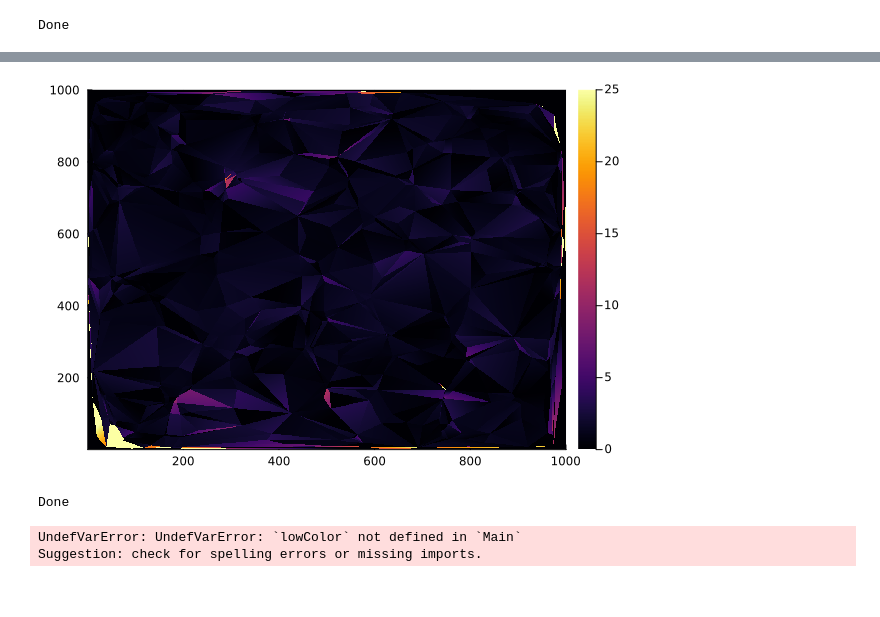
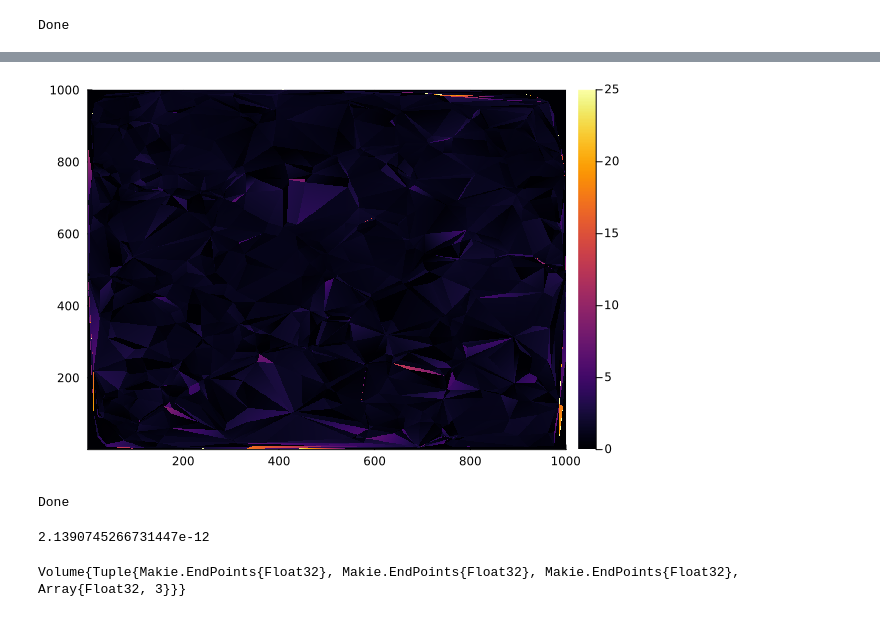
Before and after one commit to ispirovjr/CosmoDTFE.jl, a Jupyter notebook: notebooks/FieldTests.ipynb, the cells around one changed output, grey strips where cells are left out. Cells and saved outputs as stored; diff of their text form; code cells hidden in the pictures.

```diff
--- a/notebooks/FieldTests.ipynb
+++ b/notebooks/FieldTests.ipynb
@@ -144,7 +144,7 @@ med = median(dens)
 # %%
-heatmap(dens ./med,clim=(0,25))
+Plots.heatmap(dens ./med,clim=(0,25))
 # %% [output]
-[figure, old version]
+[figure, new version]
 # %%
 N = 100
 
@@ -162,6 +162,10 @@ dens = zeros(N,N,N)
 print("Done")
 # %% [output]
 Done
+# %%
+DTFE([35000.,35000.,35000.],bvh,tets,tes)
+# %% [output]
+2.1390745266731447e-12
 # %%
 for (i,x) in pairs(xs)
     for (j,y) in pairs(ys)
@@ -173,14 +177,17 @@ for (i,x) in pairs(xs)
     end
 end
 # %%
-fig = Figure(size = (1600,1600),backgroundcolor=lowColor)
-ax = LScene(fig[1,1],scenekw=(show_axis=false,backgroundcolor=lowColor))
+using ColorSchemes
+using GLMakie
+lowColor  = get(ColorSchemes.acton,LinRange(0,1,256))[1]
+
+fig = GLMakie.Figure(size = (1600,1600),backgroundcolor=lowColor)
+ax = GLMakie.LScene(fig[1,1],scenekw=(show_axis=false,backgroundcolor=lowColor))
 volplot = volume!(
-    ax,dens,
+    ax,dens ./median(dens),
     algorithm=:mip,
     colormap = :acton,
     colorrange = (.0,25),
     )
 # %% [output]
-UndefVarError: UndefVarError: `lowColor` not defined in `Main`
-Suggestion: check for spelling errors or missing imports.
+Volume{Tuple{Makie.EndPoints{Float32}, Makie.EndPoints{Float32}, Makie.EndPoints{Float32}, Array{Float32, 3}}}
```
Also changed, not shown: parts of 4 cells of this notebook, 4 other files.
